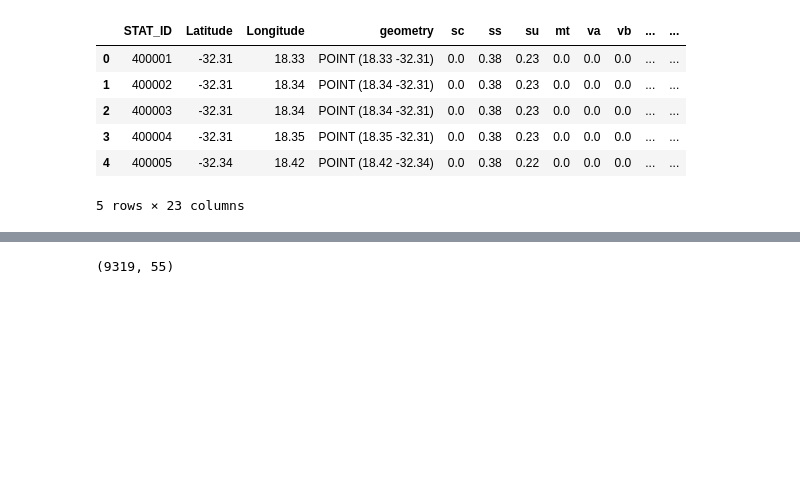
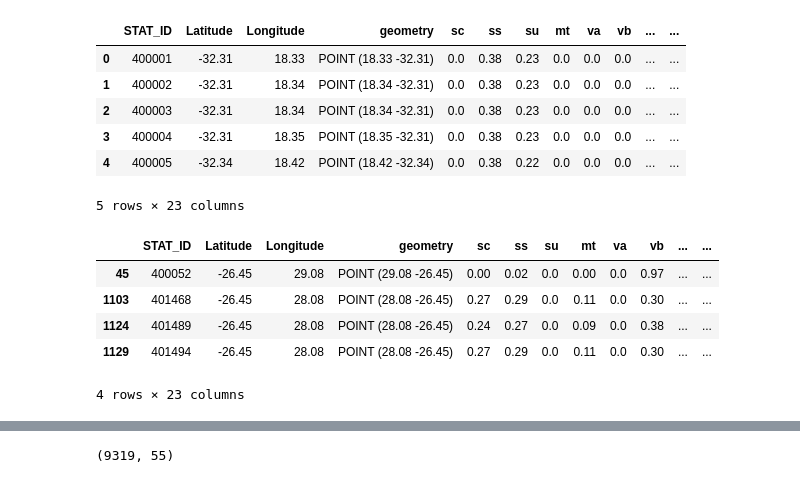
Before and after one commit to Teddy50060/EY_DataThon2026, a Jupyter notebook: training_pipeline.ipynb, the cells around one changed output, grey strips where cells are left out. Saved outputs shown, nothing was run; the diff lists cells and outputs as text; code cells hidden in the pictures; blank space fills up the shorter version.

```diff
--- a/training_pipeline.ipynb
+++ b/training_pipeline.ipynb
@@ -110,6 +139,15 @@ stations_df.head()
 | 3 | 400004 | -32.31 | 18.35 | POINT (18.35 -32.31) | 0.0 | 0.38 | 0.23 | 0.0 | 0.0 | 0.0 | ... | ... |
 | 4 | 400005 | -32.34 | 18.42 | POINT (18.42 -32.34) | 0.0 | 0.38 | 0.22 | 0.0 | 0.0 | 0.0 | ... | ... |
 5 rows × 23 columns
+# %%
+stations_df[stations_df['Latitude']== -26.45]
+# %% [output]
+|  | STAT_ID | Latitude | Longitude | geometry | sc | ss | su | mt | va | vb | ... | ... |
+| 45 | 400052 | -26.45 | 29.08 | POINT (29.08 -26.45) | 0.00 | 0.02 | 0.0 | 0.00 | 0.0 | 0.97 | ... | ... |
+| 1103 | 401468 | -26.45 | 28.08 | POINT (28.08 -26.45) | 0.27 | 0.29 | 0.0 | 0.11 | 0.0 | 0.30 | ... | ... |
+| 1124 | 401489 | -26.45 | 28.08 | POINT (28.08 -26.45) | 0.24 | 0.27 | 0.0 | 0.09 | 0.0 | 0.38 | ... | ... |
+| 1129 | 401494 | -26.45 | 28.08 | POINT (28.08 -26.45) | 0.27 | 0.29 | 0.0 | 0.11 | 0.0 | 0.30 | ... | ... |
+4 rows × 23 columns
 # %%
 landsat_to_station = landsat_map_station(stations_df, landsat_df)
 # %%
```
Also changed, not shown: parts of 7 cells of this notebook, 6 other files.
